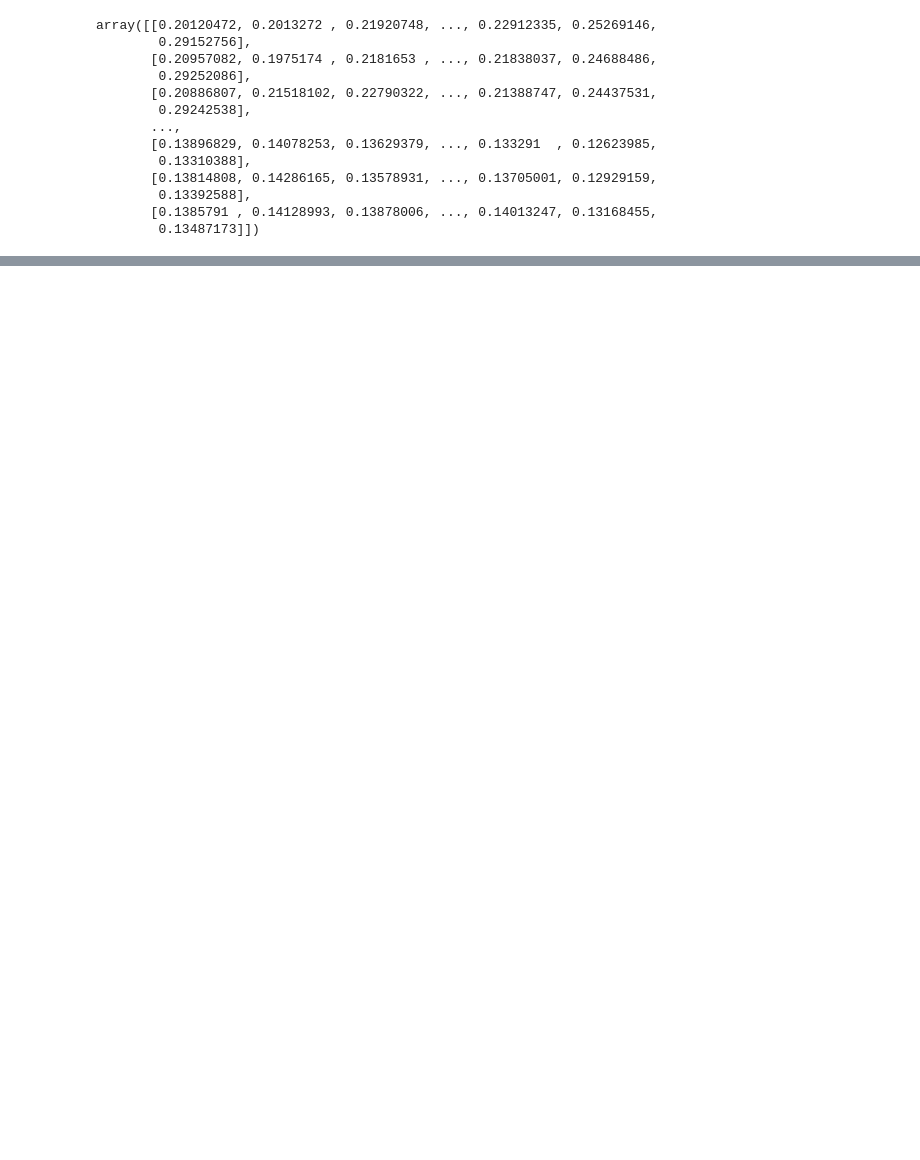
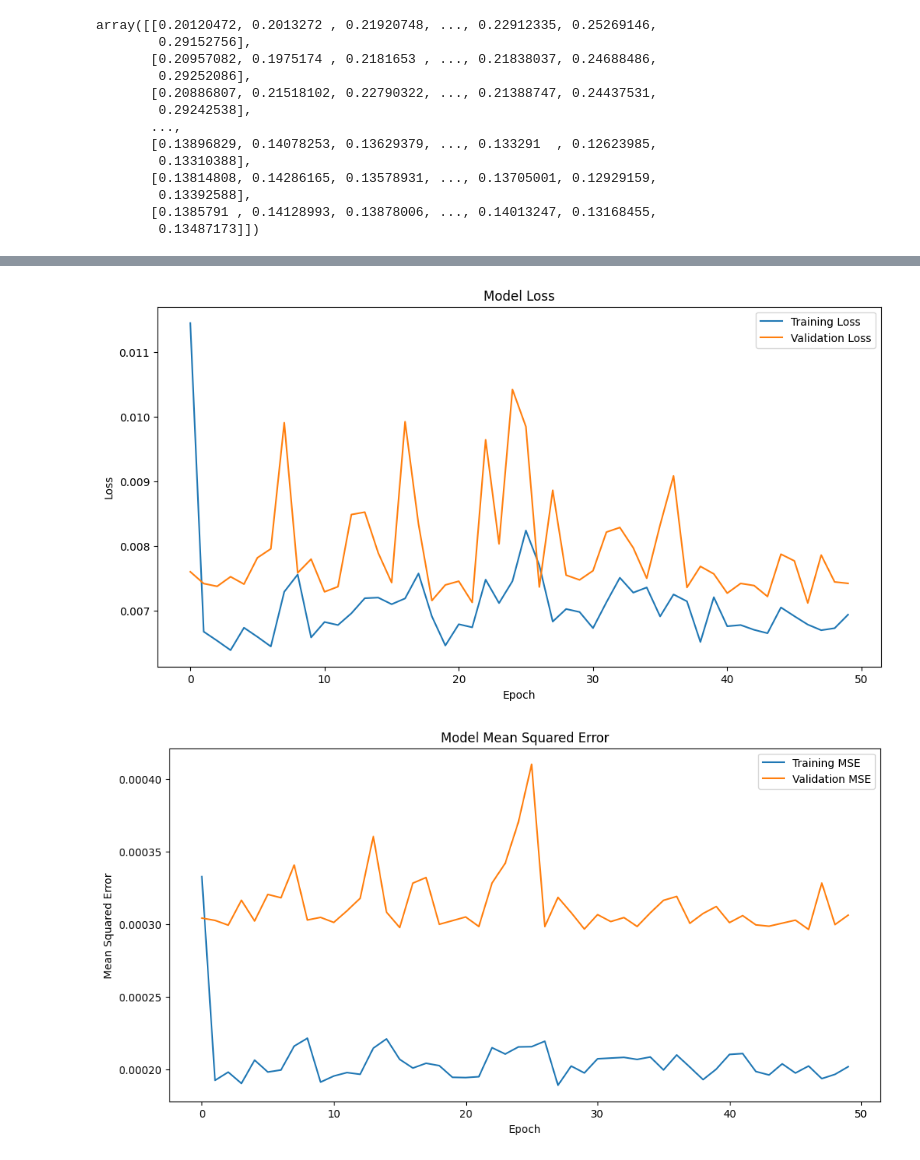
Before and after one commit to Kawians/Crypto-Prediction, a Jupyter notebook: Crypto Price Prediction.ipynb, the cells around one changed output, grey strips where cells are left out. Cells and saved outputs as stored; diff of their text form; code cells hidden in the pictures; blank space fills up the shorter version.

Commit message:
Training ADA Model with scaling features and output

```diff
--- a/Crypto Price Prediction.ipynb
+++ b/Crypto Price Prediction.ipynb
@@ -331,19 +377,20 @@ target_scaled = target_scaler.fit_transform(target)
 # %%
 # Train-test split
-X_train_ADA, X_test_ADA, y_train_ADA, y_test_ADA = train_test_split(ADA_features_scaled, target_scaled, test_size=0.2, random_state=42)
-X_train_BTC, X_test_BTC, y_train_BTC, y_test_BTC = train_test_split(BTC_features, BTC_target, test_size=0.2, random_state=42)
-X_train_ETH, X_test_ETH, y_train_ETH, y_test_ETH = train_test_split(ETH_features, ETH_target, test_size=0.2, random_state=42)
+X_train_ADA, X_test_ADA, y_train_ADA, y_test_ADA = train_test_split(ADA_features_scaled, ADA_target_scaled, test_size=0.2, random_state=42)
+#X_train_BTC, X_test_BTC, y_train_BTC, y_test_BTC = train_test_split(BTC_features_scaled, BTC_target_scaled, test_size=0.2, random_state=42)
+#X_train_ETH, X_test_ETH, y_train_ETH, y_test_ETH = train_test_split(ETH_features_scaled, ETH_target_scaled, test_size=0.2, random_state=42)
 # %%
 # Build the neural network model
 model = Sequential()
-model.add(Dense(units=16, activation='relu',))
+model.add(Dense(units=32, activation='relu',))
 model.add(Dense(units=8, activation='relu'))
 model.add(Dense(units=1))
 # %%
 # Compile the model
-model.compile(optimizer='adam', loss='mean_absolute_error', metrics=['mean_squared_error'])
+optimizer = tf.keras.optimizers.Adam(learning_rate=0.01)
+model.compile(optimizer=optimizer, loss='mean_absolute_error', metrics=['mean_squared_error'])
 # %%
 # Train the model
-model.fit(X_train_ADA, y_train_ADA, epochs=50, batch_size=32, validation_split=0.2)
+history = model.fit(X_train_ADA, y_train_ADA, epochs=50, batch_size=64, validation_split=0.2)
 # %% [output]
 Epoch 1/50
@@ -366,0 +413,23 @@ Epoch 50/50
+# %%
+# Plot training & validation loss values
+plt.figure(figsize=(12, 6))
+plt.plot(history.history['loss'], label='Training Loss')
+plt.plot(history.history['val_loss'], label='Validation Loss')
+plt.title('Model Loss')
+plt.xlabel('Epoch')
+plt.ylabel('Loss')
+plt.legend(['Training Loss', 'Validation Loss'], loc='upper right')
+plt.show()
+
+# Plot training & validation mean squared error values
+plt.figure(figsize=(12, 6))
+plt.plot(history.history['mean_squared_error'], label='Training MSE')
+plt.plot(history.history['val_mean_squared_error'], label='Validation MSE')
+plt.title('Model Mean Squared Error')
+plt.xlabel('Epoch')
+plt.ylabel('Mean Squared Error')
+plt.legend(['Training MSE', 'Validation MSE'], loc='upper right')
+plt.show()
+# %% [output]
+[figure, added]
+[figure, added]
```
Also changed, not shown: parts of 12 cells of this notebook.
